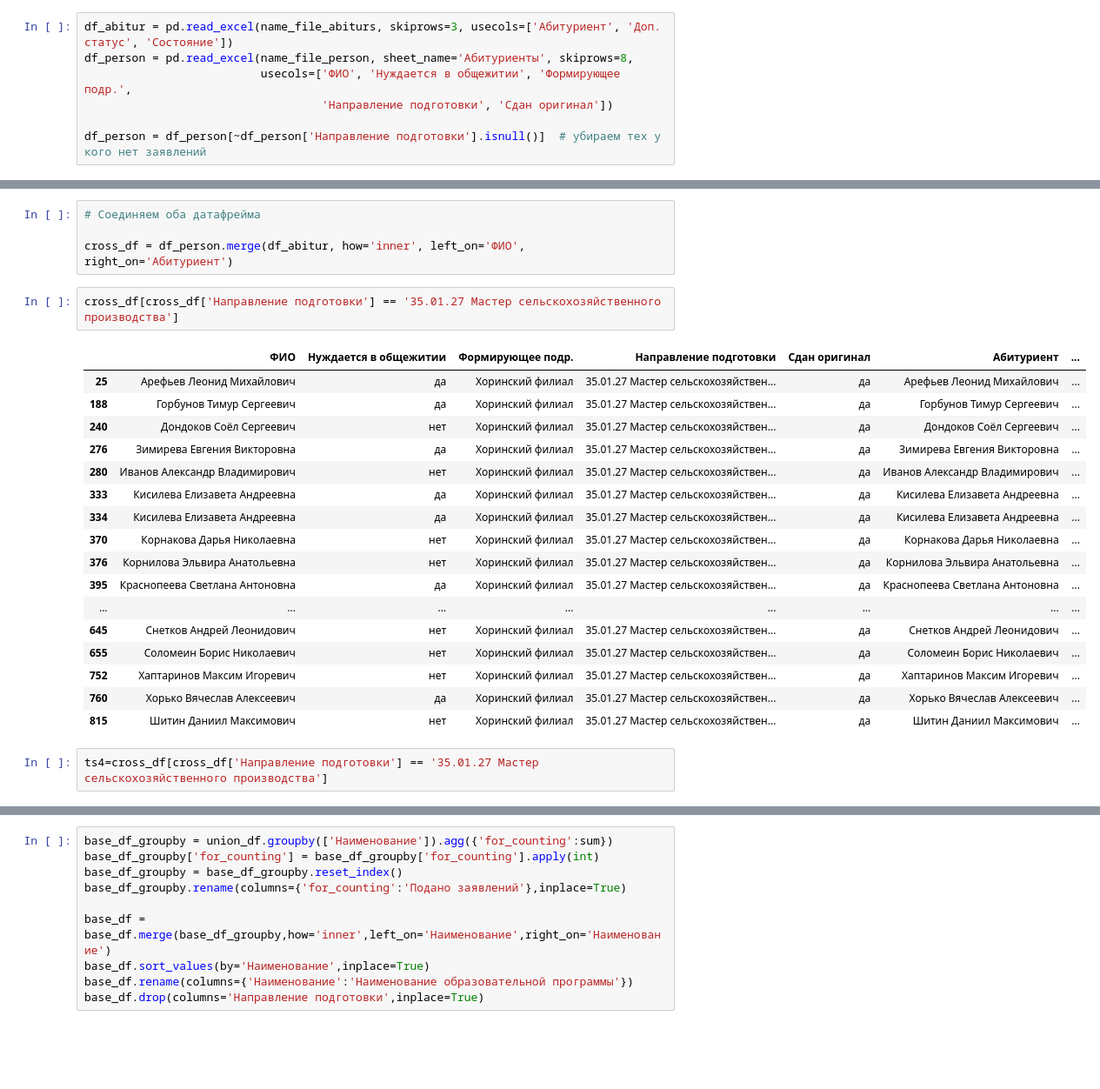
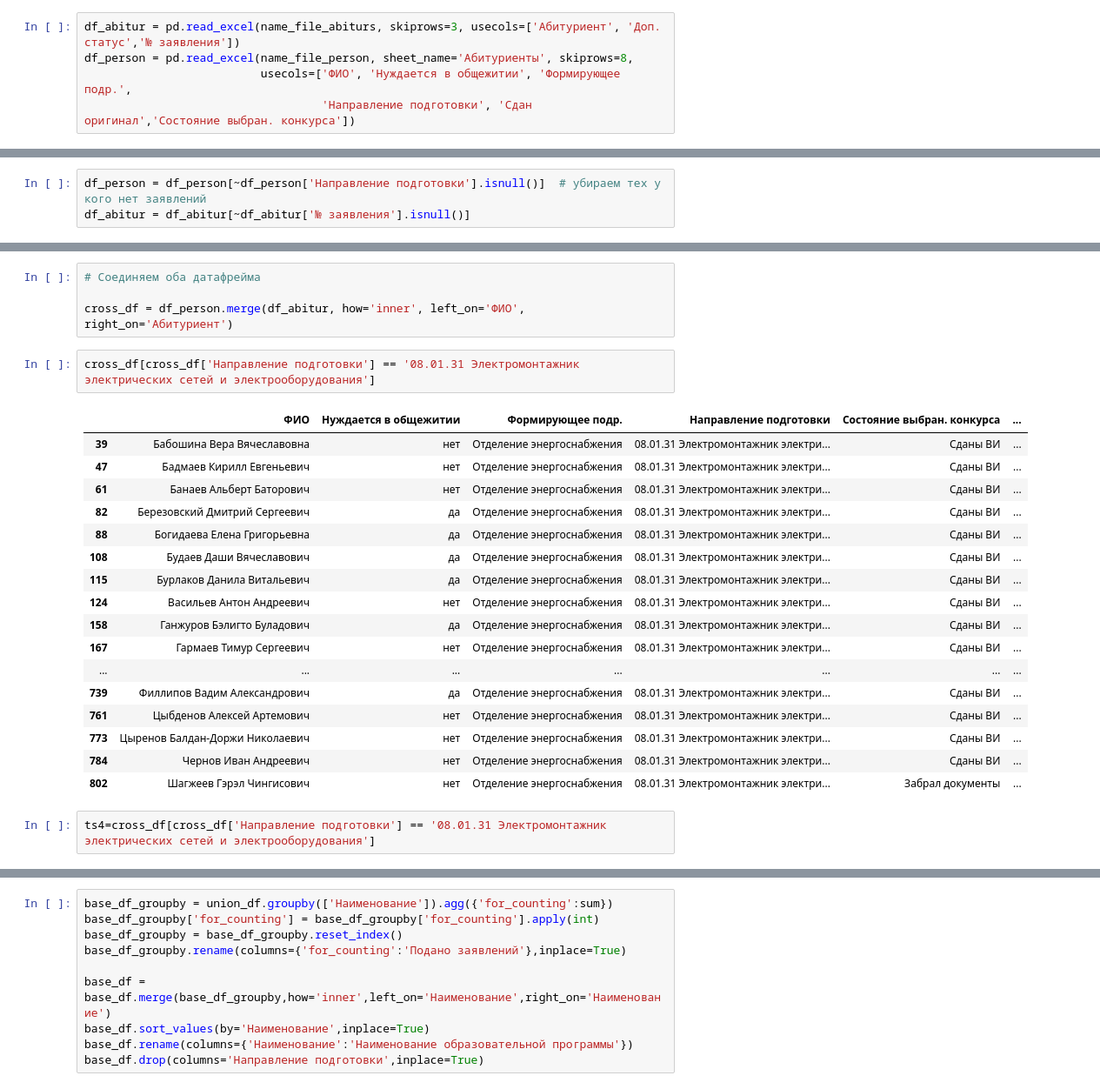
Before and after one commit to t0r1n88/Tandem, a Jupyter notebook: report ver 2.ipynb, the cells around one changed output, grey strips where cells are left out. Shown: that part at 87% size. Cells and saved outputs as stored; diff of their text form; blank space fills up the shorter version.

```diff
--- a/report ver 2.ipynb
+++ b/report ver 2.ipynb
@@ -50,9 +50,7 @@ base_df['Направление подготовки'] = base_df['Код'] + ' '
 base_df['База'] = '9 кл.'
 base_df['Количество мест'] = lst_plan
 # %%
-df_abitur = pd.read_excel(name_file_abiturs, skiprows=3, usecols=['Абитуриент', 'Доп. статус', 'Состояние'])
+df_abitur = pd.read_excel(name_file_abiturs, skiprows=3, usecols=['Абитуриент', 'Доп. статус','№ заявления'])
 df_person = pd.read_excel(name_file_person, sheet_name='Абитуриенты', skiprows=8,
                           usecols=['ФИО', 'Нуждается в общежитии', 'Формирующее подр.',
-                                   'Направление подготовки', 'Сдан оригинал'])
-
-df_person = df_person[~df_person['Направление подготовки'].isnull()]  # убираем тех у кого нет заявлений
+                                   'Направление подготовки', 'Сдан оригинал','Состояние выбран. конкурса'])
@@ -64,0 +57,3 @@ ts.shape
+# %%
+df_person = df_person[~df_person['Направление подготовки'].isnull()]  # убираем тех у кого нет заявлений
+df_abitur = df_abitur[~df_abitur['№ заявления'].isnull()]
@@ -119,27 +144,27 @@ single_out_df = dupl_svod_df.reindex(
 
 cross_df = df_person.merge(df_abitur, how='inner', left_on='ФИО', right_on='Абитуриент')
 # %%
-cross_df[cross_df['Направление подготовки'] == '35.01.27 Мастер сельскохозяйственного производства']
+cross_df[cross_df['Направление подготовки'] == '08.01.31 Электромонтажник электрических сетей и электрооборудования']
 # %% [output]
-|  | ФИО | Нуждается в общежитии | Формирующее подр. | Направление подготовки | Сдан оригинал | Абитуриент | ... |
-| 25 | Арефьев Леонид Михайлович | да | Хоринский филиал | 35.01.27 Мастер сельскохозяйствен... | да | Арефьев Леонид Михайлович | ... |
-| 188 | Горбунов Тимур Сергеевич | да | Хоринский филиал | 35.01.27 Мастер сельскохозяйствен... | да | Горбунов Тимур Сергеевич | ... |
-| 240 | Дондоков Соёл Сергеевич | нет | Хоринский филиал | 35.01.27 Мастер сельскохозяйствен... | да | Дондоков Соёл Сергеевич | ... |
-| 276 | Зимирева Евгения Викторовна | да | Хоринский филиал | 35.01.27 Мастер сельскохозяйствен... | да | Зимирева Евгения Викторовна | ... |
-| 280 | Иванов Александр Владимирович | нет | Хоринский филиал | 35.01.27 Мастер сельскохозяйствен... | да | Иванов Александр Владимирович | ... |
-| 333 | Кисилева Елизавета Андреевна | да | Хоринский филиал | 35.01.27 Мастер сельскохозяйствен... | да | Кисилева Елизавета Андреевна | ... |
-| 334 | Кисилева Елизавета Андреевна | да | Хоринский филиал | 35.01.27 Мастер сельскохозяйствен... | да | Кисилева Елизавета Андреевна | ... |
-| 370 | Корнакова Дарья Николаевна | нет | Хоринский филиал | 35.01.27 Мастер сельскохозяйствен... | да | Корнакова Дарья Николаевна | ... |
-| 376 | Корнилова Эльвира Анатольевна | нет | Хоринский филиал | 35.01.27 Мастер сельскохозяйствен... | да | Корнилова Эльвира Анатольевна | ... |
-| 395 | Краснопеева Светлана Антоновна | да | Хоринский филиал | 35.01.27 Мастер сельскохозяйствен... | да | Краснопеева Светлана Антоновна | ... |
-| ... | ... | ... | ... | ... | ... | ... | ... |
-| 645 | Снетков Андрей Леонидович | нет | Хоринский филиал | 35.01.27 Мастер сельскохозяйствен... | да | Снетков Андрей Леонидович | ... |
-| 655 | Соломеин Борис Николаевич | нет | Хоринский филиал | 35.01.27 Мастер сельскохозяйствен... | да | Соломеин Борис Николаевич | ... |
-| 752 | Хаптаринов Максим Игоревич | нет | Хоринский филиал | 35.01.27 Мастер сельскохозяйствен... | да | Хаптаринов Максим Игоревич | ... |
-| 760 | Хорько Вячеслав Алексеевич | да | Хоринский филиал | 35.01.27 Мастер сельскохозяйствен... | да | Хорько Вячеслав Алексеевич | ... |
-| 815 | Шитин Даниил Максимович | нет | Хоринский филиал | 35.01.27 Мастер сельскохозяйствен... | да | Шитин Даниил Максимович | ... |
+|  | ФИО | Нуждается в общежитии | Формирующее подр. | Направление подготовки | Состояние выбран. конкурса | ... |
+| 39 | Бабошина Вера Вячеславовна | нет | Отделение энергоснабжения | 08.01.31 Электромонтажник электри... | Сданы ВИ | ... |
+| 47 | Бадмаев Кирилл Евгеньевич | нет | Отделение энергоснабжения | 08.01.31 Электромонтажник электри... | Сданы ВИ | ... |
+| 61 | Банаев Альберт Баторович | нет | Отделение энергоснабжения | 08.01.31 Электромонтажник электри... | Сданы ВИ | ... |
+| 82 | Березовский Дмитрий Сергеевич | да | Отделение энергоснабжения | 08.01.31 Электромонтажник электри... | Сданы ВИ | ... |
+| 88 | Богидаева Елена Григорьевна | да | Отделение энергоснабжения | 08.01.31 Электромонтажник электри... | Сданы ВИ | ... |
+| 108 | Будаев Даши Вячеславович | да | Отделение энергоснабжения | 08.01.31 Электромонтажник электри... | Сданы ВИ | ... |
+| 115 | Бурлаков Данила Витальевич | да | Отделение энергоснабжения | 08.01.31 Электромонтажник электри... | Сданы ВИ | ... |
+| 124 | Васильев Антон Андреевич | нет | Отделение энергоснабжения | 08.01.31 Электромонтажник электри... | Сданы ВИ | ... |
+| 158 | Ганжуров Бэлигто Буладович | да | Отделение энергоснабжения | 08.01.31 Электромонтажник электри... | Сданы ВИ | ... |
+| 167 | Гармаев Тимур Сергеевич | нет | Отделение энергоснабжения | 08.01.31 Электромонтажник электри... | Сданы ВИ | ... |
+| ... | ... | ... | ... | ... | ... | ... |
+| 739 | Филлипов Вадим Александрович | да | Отделение энергоснабжения | 08.01.31 Электромонтажник электри... | Сданы ВИ | ... |
+| 761 | Цыбденов Алексей Артемович | нет | Отделение энергоснабжения | 08.01.31 Электромонтажник электри... | Сданы ВИ | ... |
+| 773 | Цыренов Балдан-Доржи Николаевич | нет | Отделение энергоснабжения | 08.01.31 Электромонтажник электри... | Сданы ВИ | ... |
+| 784 | Чернов Иван Андреевич | нет | Отделение энергоснабжения | 08.01.31 Электромонтажник электри... | Сданы ВИ | ... |
+| 802 | Шагжеев Гэрэл Чингисович | нет | Отделение энергоснабжения | 08.01.31 Электромонтажник электри... | Забрал документы | ... |
 # %%
-ts4=cross_df[cross_df['Направление подготовки'] == '35.01.27 Мастер сельскохозяйственного производства']
+ts4=cross_df[cross_df['Направление подготовки'] == '08.01.31 Электромонтажник электрических сетей и электрооборудования']
 # %%
 ts4.shape
 # %% [output]
```
Also changed, not shown: parts of 27 cells of this notebook.
